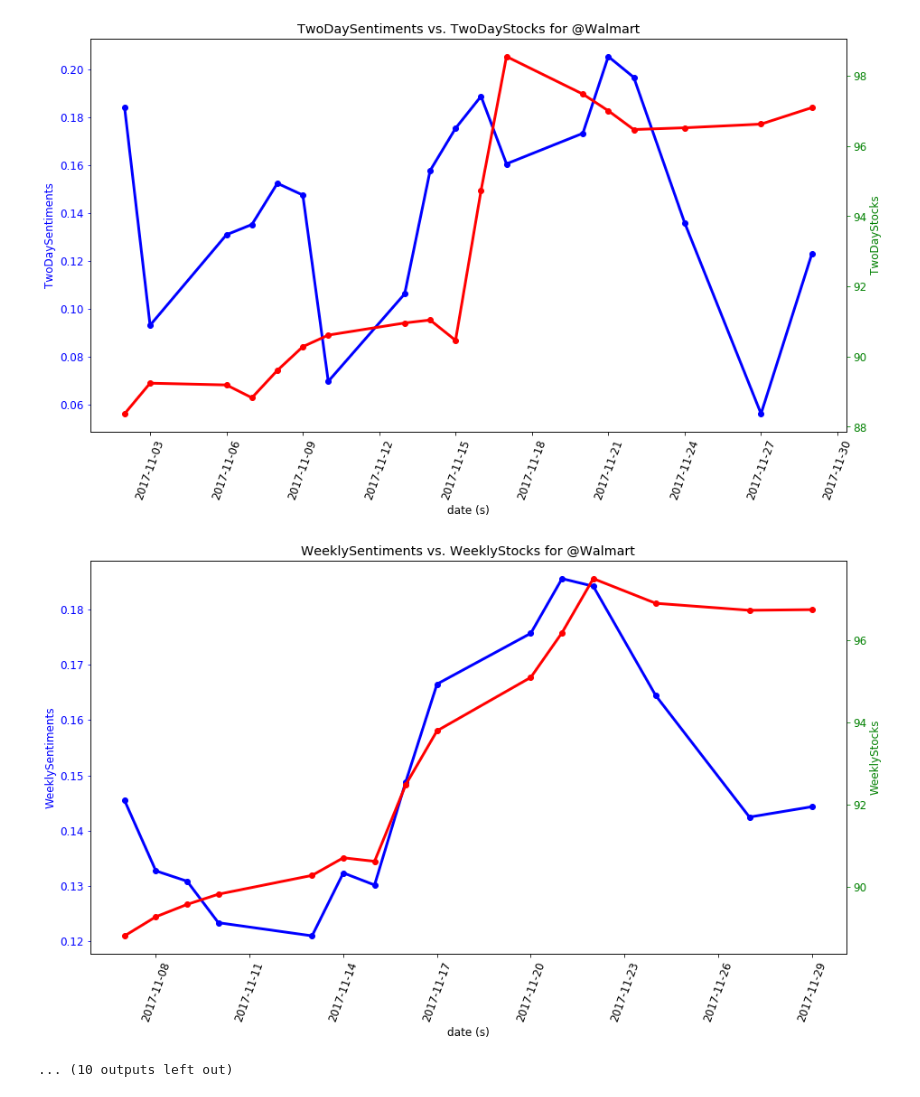
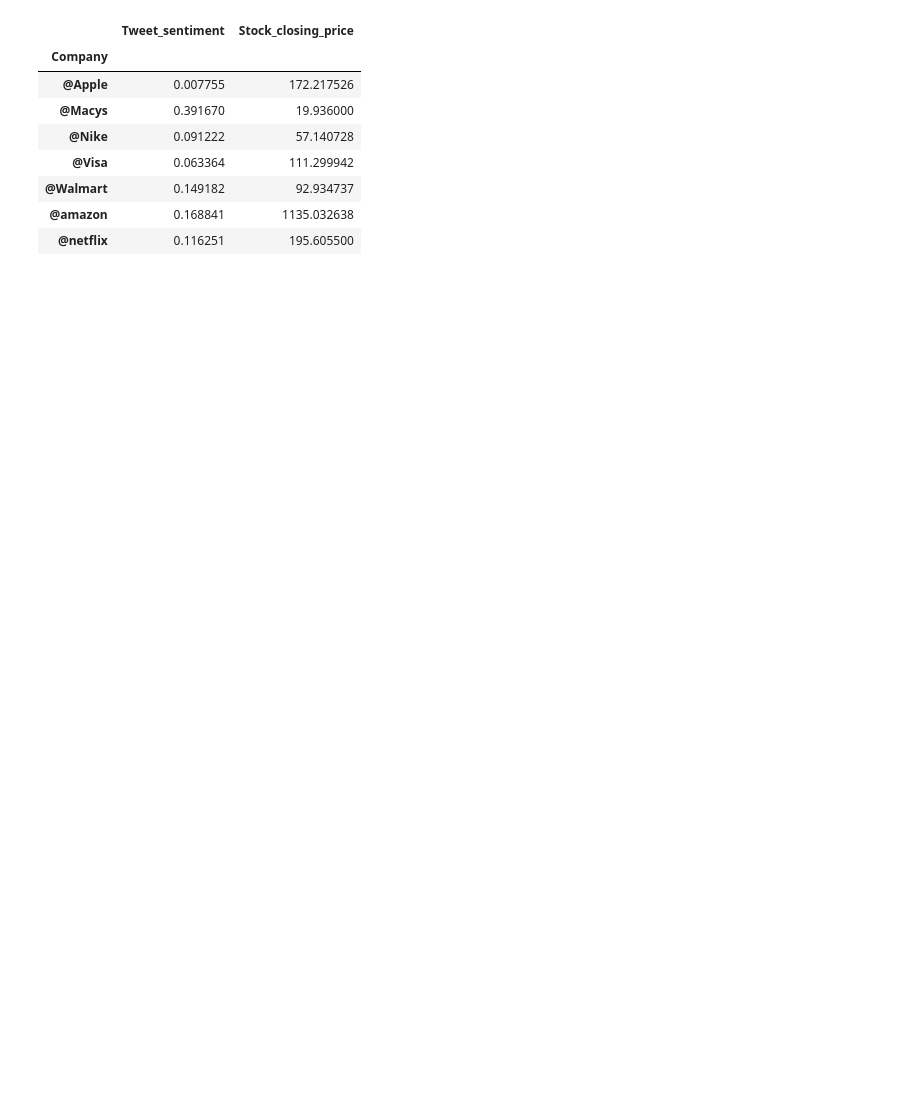
Before and after one commit to abhinav2313/TweetStreet, a Jupyter notebook: Historic_Stock_Tweet_Plots.ipynb, the cells around one changed output. Saved outputs shown, nothing was run; the diff lists cells and outputs as text; code cells hidden in the pictures; blank space fills up the shorter version.

```diff
--- a/Historic_Stock_Tweet_Plots.ipynb
+++ b/Historic_Stock_Tweet_Plots.ipynb
@@ -152,33 +148,6 @@ tweet_Stock_map = {"@Apple":"AAPL","@Visa":"V","@amazon":"AMZN","@Walmart":"WMT"
 stock_tweets_final = pd.DataFrame()
 
 stock_tweets_m_avg = pd.DataFrame()
-
-def plot_stock_tweets(handle,df,y1,y2,y1_label,y2_label):
-    fig, ax1 = plt.subplots(figsize=(15,8))
-
-    plt.xticks(rotation=70)
-
-    matplotlib.rcParams.update({'font.size': 12})
-
-    t = df["Date"]
-    s1 = df[y1]
-    ax1.plot(t, s1, 'bo-',linewidth=3.0)
-    ax1.set_xlabel('date (s)')
-    # Make the y-axis label, ticks and tick labels match the line color.
-    ax1.set_ylabel(y1_label, color='b')
-    ax1.tick_params('y', colors='b')
-
-    ax2 = ax1.twinx()
-    s2 = df[y2]
-    ax2.plot(t, s2, 'ro-',linewidth=3.0)
-    ax2.set_ylabel(y2_label, color='g')
-    ax2.tick_params('y', colors='g')
-
-    plt.title(f"{y1_label} vs. {y2_label} for {handle}")
-
-    plt.savefig(f"figures/{y1_label}_vs_{y2_label}_{handle}.png")
-
-    plt.show()
 
 for handle,sentiment_df in dataframes.items():
     sentiment_df = sentiment_df.rename(columns={"date":"Date"})
@@ -209,10 +178,41 @@ for handle,sentiment_df in dataframes.items():
 
     stock_tweets_m_avg = stock_tweets_m_avg.append(stock_tweets_df_w_5)
 
-    plot_stock_tweets(handle,stock_tweets_df_w_5,"compound","Adj Close","DailySentiments","DailyStocks")
-    plot_stock_tweets(handle,stock_tweets_df_w_5,"compound_m_avg 2","stock_closing_m_avg 2","TwoDaySentiments","TwoDayStocks")
-    plot_stock_tweets(handle,stock_tweets_df_w_5,"compound_m_avg 5","stock_closing_m_avg 5","WeeklySentiments","WeeklyStocks")
+    stock_tweets_df_w_5 = stock_tweets_df_w_5.dropna(how="any")
+
+    matplotlib.rcParams.update({'font.size': 16})
+    plt.rcParams["font.size"] = 18
+    plt.rcParams["font.weight"] = "bold"
+    plt.rcParams["axes.labelweight"] = "bold"
+
+    ax = stock_tweets_df_w_5.plot(kind="line",x="Date",y="compound_m_avg 5",linewidth=4,figsize=(20,10),alpha=0.80,marker="o",color="royalblue")
+
+    ax.set_xlabel('Date (s)')
+    # Make the y-axis label, ticks and tick labels match the line color.
+    ax.set_ylabel("Twitter Sentiments", color='b')
+
+    ax.set_title(f"Tweets vs Stocks (5-day Averages) - {handle}")
+    ax.legend(loc='upper left')
+
+    ax2 = ax.twinx()
+    stock_tweets_df_w_5.plot(kind="line",x="Date",y="stock_closing_m_avg 5",linewidth=4,ax=ax2,figsize=(20,10),alpha=0.80,marker="o",color="tomato")
+    ax2.set_ylabel("Stock closing price", color='g')
+
+    ax2.legend(loc='upper right')
+
+    plt.savefig(f"figures/ppt/TweetsVsStocks(5-day)_{handle}.png")
+    plt.show()
+
+
+
 
 stock_tweets_final.to_csv("Summary_Historic_data.csv")
 stock_tweets_m_avg.to_csv("Summary_Historic_moving_Averages.csv")
+
+handle_group = stock_tweets_final.groupby("Company")
+
+company_summary = handle_group.mean()
+
+company_summary = company_summary.rename(columns={"compound":"Tweet_sentiment","Adj Close":"Stock_closing_price"})
+company_summary
 # %% [output]
@@ -229,3 +219,9 @@ stock_tweets_m_avg.to_csv("Summary_Historic_moving_Averages.csv")
-[figure, removed]
-[figure, removed]
-... (10 outputs left out)
+|  | Tweet_sentiment | Stock_closing_price |
+| Company |  |  |
+| @Apple | 0.007755 | 172.217526 |
+| @Macys | 0.391670 | 19.936000 |
+| @Nike | 0.091222 | 57.140728 |
+| @Visa | 0.063364 | 111.299942 |
+| @Walmart | 0.149182 | 92.934737 |
+| @amazon | 0.168841 | 1135.032638 |
+| @netflix | 0.116251 | 195.605500 |
```
Also changed, not shown: parts of 8 cells of this notebook.
